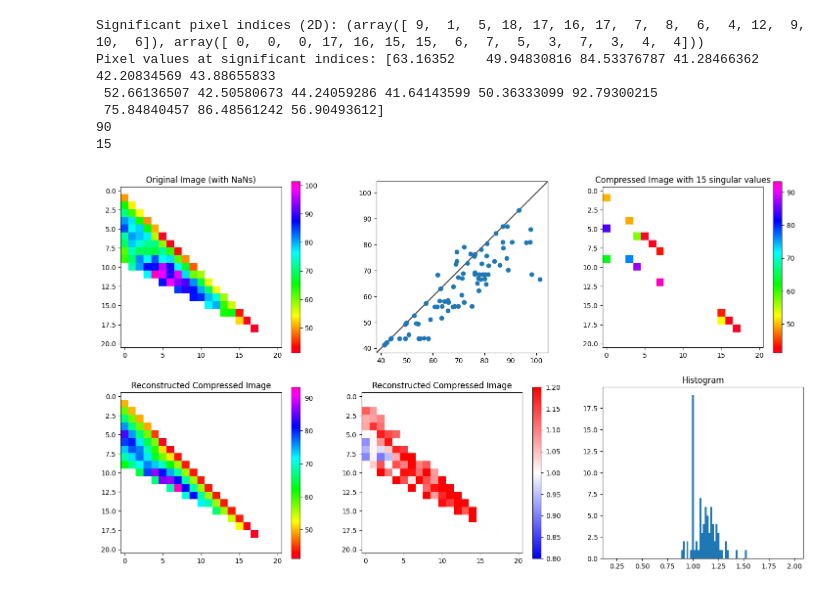
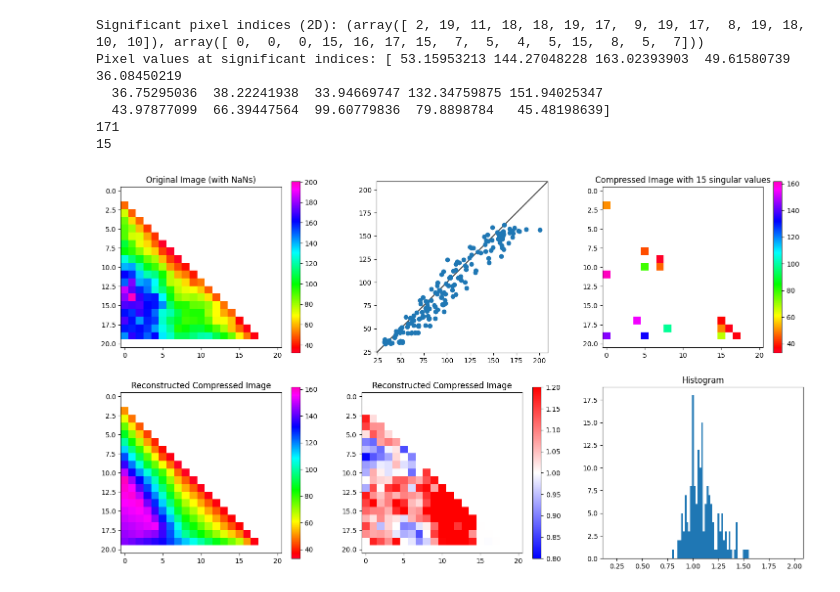
Before and after one commit to sideris25/thesis, a Jupyter notebook: img_compression.ipynb, the cells around one changed output. Drawn from its saved outputs; the diff is of its cells as text; code cells hidden in the pictures.

```diff
--- a/img_compression.ipynb
+++ b/img_compression.ipynb
@@ -43,7 +43,10 @@ def reconstruct_compressed_image(image_shape, significant_indices, pixel_values)
 
         (x, y),  # Points to interpolate
 
-        method='linear'  # Interpolation method
+        method='linear'  # Interpolation
+
+
+
 
     )
     # nan_holes = np.isnan(interpolated_image)
@@ -62,7 +65,7 @@ def reconstruct_compressed_image(image_shape, significant_indices, pixel_values)
 
 # Function to perform SVD and reconstruct image using significant pixels
 
-def compress_and_reconstruct(image, num_singular_values):
+def compress_and_reconstruct(image, num_singular_values,method='DD'):
 
     # Handle NaN values and get the NaN mask
 
@@ -91,7 +94,14 @@ def compress_and_reconstruct(image, num_singular_values):
     rows,cols = np.arange(image.shape[0]),np.arange(image.shape[1])
 
     z=rows/np.max(rows)
-    z_factor=0.15
+    if method == 'SLM':
+        z_factor = 0.4
+    elif method == 'DD':
+        # 0.4 for SLM, 0.2 for DD
+        z_factor = 0.2
+    else:
+        print('error, choose method')
+
     depth_weight=1+z_factor*z
     depth_weight=depth_weight[:,None] #2D IMPORTANT!!! 1D->WEIGHTING MORE TO DISTANT PIXELS
     contributions*=depth_weight
@@ -172,8 +182,8 @@ def plot_ert_checkerboard(data,plot=0):
         plt.show()
     return heatmap
 # %%
-abmn=np.load('abmn_slm.npy')
-res_all=np.load('res_all_slm.npy')
+abmn=np.load('abmn_dd.npy')
+res_all=np.load('res_all_dd.npy')
 data_all=np.column_stack([abmn,res_all[:,0]])
 data=pd.DataFrame(data_all,columns=['A','B','M','N','Res'])
 image=plot_ert_checkerboard(data,plot=1)
@@ -232,37 +242,37 @@ to_plot_image[del1[0,:].T,del1[1,:].T]=predicted_values
 ax5.set_title(f"Compressed Image with {num_singular_values} singular values")
 compressed_image[nan_mask] = np.nan
 im5=ax5.imshow(to_plot_image, cmap='gist_rainbow')
 plt.colorbar(im5)
 
 #Plot 6: Histogram
 ax6.set_title("Histogram")
 ax6.hist(image.ravel()/reconstructed_compressed_image.ravel(),bins=100,range=(0.2,2))
 
 print("Significant pixel indices (2D):", significant_indices)
 print("Pixel values at significant indices:", pixel_values)
 print(np.count_nonzero(np.isfinite(image.ravel())))
 print(np.count_nonzero(np.isfinite(pixel_values)))
 
 electrodes = np.unique(data[['A', 'B', 'M', 'N']].values)
 electrode_map = {electrode: idx for idx, electrode in enumerate(sorted(electrodes))}
 
 new_rhoa = []
 for _, row in data.iterrows():
     x = electrode_map[row['A']]
     y = electrode_map[row['M']]
 
     # Ανάκτηση της τιμής από την ανακατασκευασμένη εικόνα
     val = reconstructed_compressed_image[y, x]
     new_rhoa.append(val)
 
 new_rhoa = np.array(new_rhoa)
 
-np.save('res_slm_reconstructed.npy', new_rhoa)
+np.save('res_dd_reconstructed.npy', new_rhoa)
 # %% [output]
-Significant pixel indices (2D): (array([ 9,  1,  5, 18, 17, 16, 17,  7,  8,  6,  4, 12,  9, 10,  6]), array([ 0,  0,  0, 17, 16, 15, 15,  6,  7,  5,  3,  7,  3,  4,  4]))
-Pixel values at significant indices: [63.16352    49.94830816 84.53376787 41.28466362 42.20834569 43.88655833
- 52.66136507 42.50580673 44.24059286 41.64143599 50.36333099 92.79300215
- 75.84840457 86.48561242 56.90493612]
-90
+Significant pixel indices (2D): (array([ 2, 19, 11, 18, 18, 19, 17,  9, 19, 17,  8, 19, 18, 10, 10]), array([ 0,  0,  0, 15, 16, 17, 15,  7,  5,  4,  5, 15,  8,  5,  7]))
+Pixel values at significant indices: [ 53.15953213 144.27048228 163.02393903  49.61580739  36.08450219
+  36.75295036  38.22241938  33.94669747 132.34759875 151.94025347
+  43.97877099  66.39447564  99.60779836  79.8898784   45.48198639]
+171
 15
-[figure, old version]
+[figure, new version]
```
Also changed, not shown: parts of 1 cell of this notebook, 1 other file.
